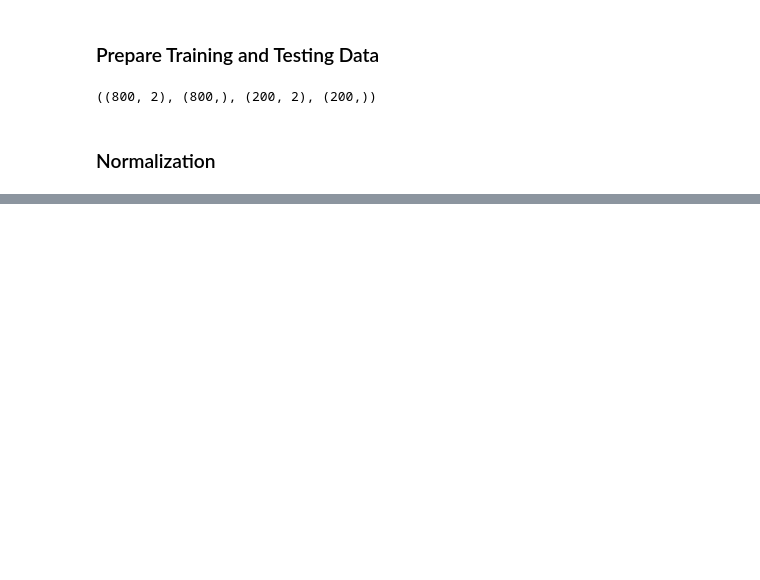
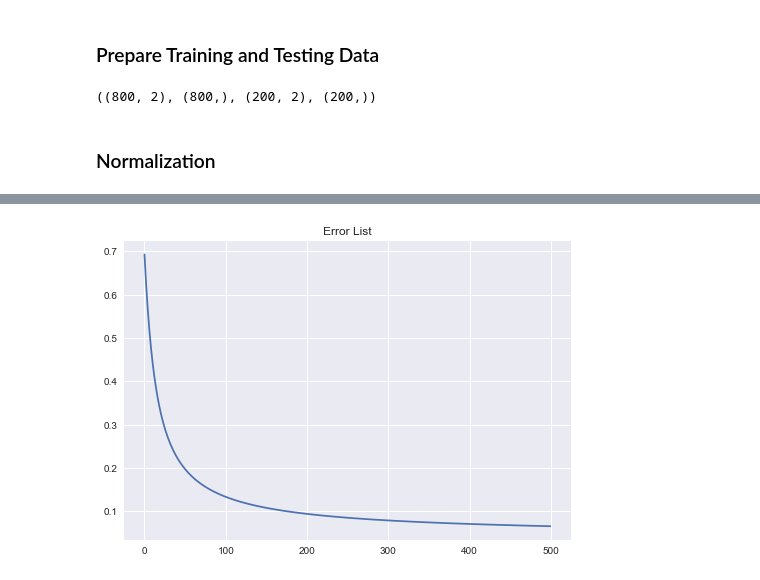
Before and after one commit to ardourApeX/Machine-Learning-Algorithms, a Jupyter notebook: Logistic Regression/Logistic Regression.ipynb, the cells around one changed output, grey strips where cells are left out. Saved outputs shown, nothing was run; the diff lists cells and outputs as text; code cells hidden in the pictures; blank space fills up the shorter version.

```diff
--- a/Logistic Regression/Logistic Regression.ipynb
+++ b/Logistic Regression/Logistic Regression.ipynb
@@ -118,0 +162,14 @@ plt.scatter(X_test[:, 0], X_test[:, 1], c = Y_test, cmap = plt.cm.Blues);
+# %%
+def GradientDescent(X, Y, lr = 0.1, max_itr = 500):
+
+    n = X.shape[1]
+    error_list = []
+    theta = np.zeros((n, 1))
+
+    for i in range(max_itr):
+        error_list.append(error(X, Y, theta))
+
+        grad = Descent(X, Y, theta)
+        theta = theta + lr * grad
+
+    return theta, error_list
@@ -118,0 +197,8 @@ plt.scatter(X_test[:, 0], X_test[:, 1], c = Y_test, cmap = plt.cm.Blues);
+# %%
+theta, error_list = GradientDescent(X_new_train, Y_train)
+# %%
+plt.style.use("seaborn")
+plt.plot(error_list)
+plt.title("Error List");
+# %% [output]
+[figure, added]
```
Also changed, not shown: parts of 19 cells of this notebook.
